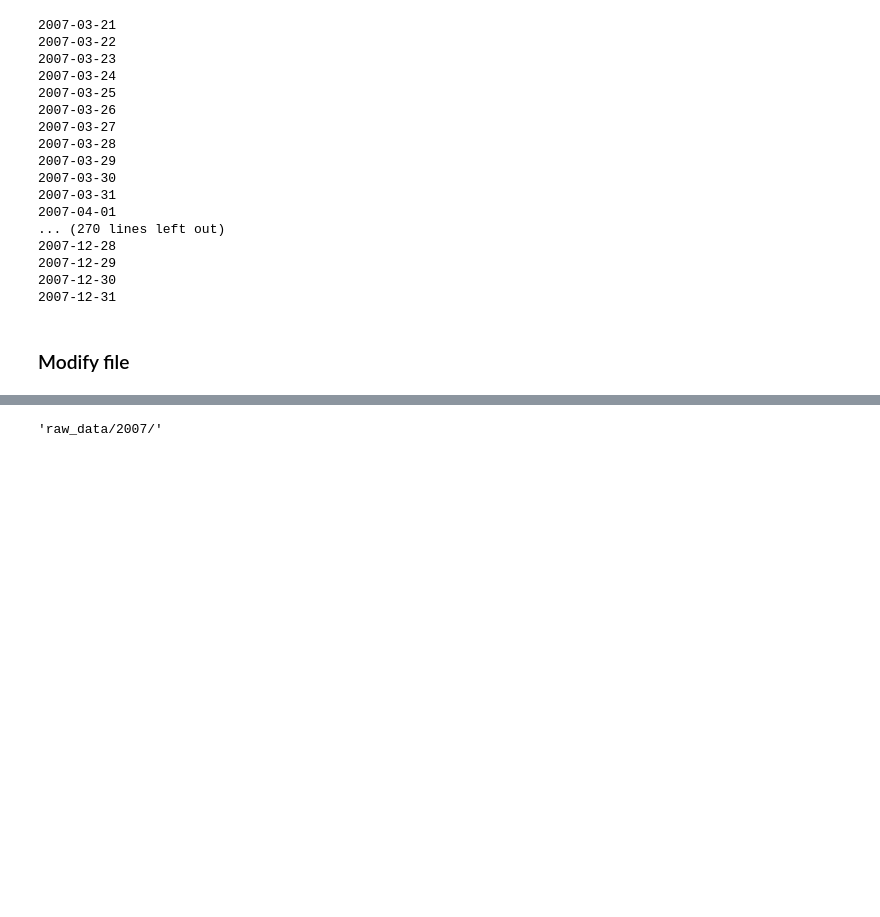
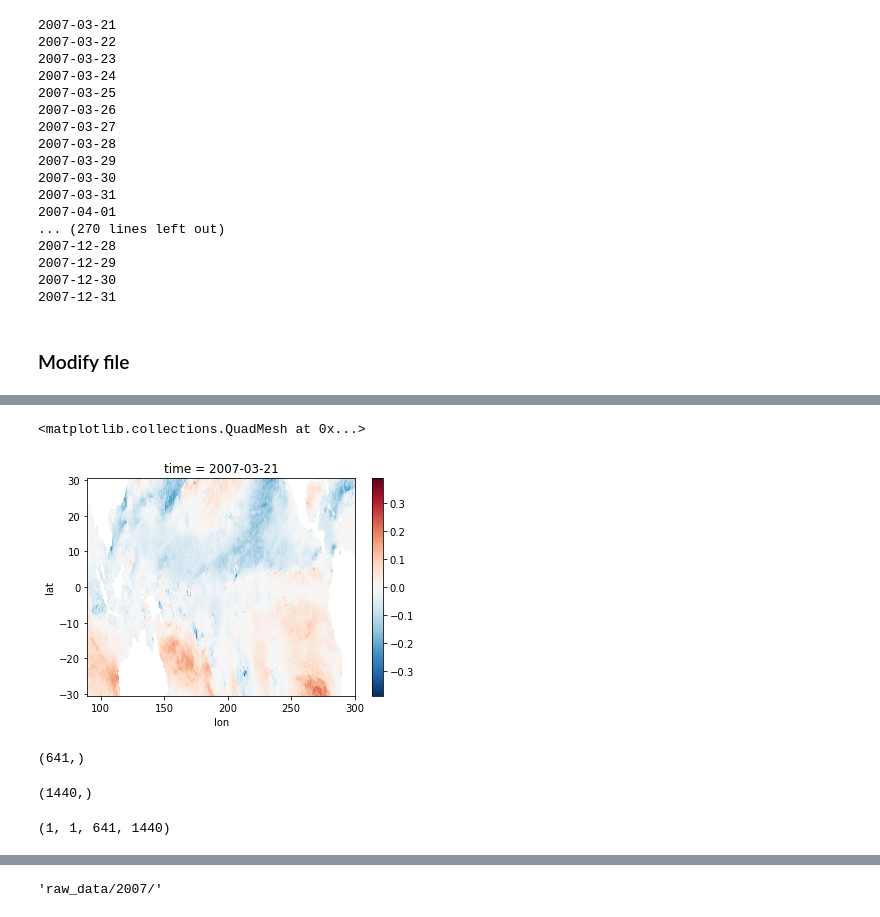
Before and after one commit to midnightsun10/Modelo-Multimodal-de-Ondas-, a Jupyter notebook: raw_data/Prueba_raw_data.ipynb, the cells around one changed output, grey strips where cells are left out. Cells and saved outputs as stored; diff of their text form; code cells hidden in the pictures; blank space fills up the shorter version.

```diff
--- a/raw_data/Prueba_raw_data.ipynb
+++ b/raw_data/Prueba_raw_data.ipynb
@@ -89,0 +158,7 @@ from utils import check_dir
+# %%
+TAUX = getattr(NC,"surface_downward_eastward_stress")
+# %%
+TAUY = getattr(NC,"surface_downward_northward_stress")
+# %%
+date    = pd.date_range(list_dates[0], periods=1, freq="D")
+lon_old = np.roll(TAUX.longitude.values, int(TAUX.shape[-1]/2))
@@ -89,0 +169,4 @@ from utils import check_dir
+# %%
+TAUY_32 = create_xarray( np.roll(TAUY.values.reshape(1,TAUX.latitude.shape[0], lon_old.shape[0]), int(TAUX.shape[-1]/2), axis=-1) ,
+                         date, TAUX.latitude.values, np.where( lon_old < 0, lon_old + 360, lon_old),
+                         "time", "lat", "lon").sel(lat=slice(-30.5, 30.5), lon=slice(89.5, 300.5))
@@ -89,0 +187,17 @@ from utils import check_dir
+# %%
+TAUY_32.plot()
+# %% [output]
+<matplotlib.collections.QuadMesh at 0x...>
+[figure, added]
+# %%
+TAUX.latitude.values.shape
+# %% [output]
+(641,)
+# %%
+np.where( lon_old < 0, lon_old + 360, lon_old).shape
+# %% [output]
+(1440,)
+# %%
+TAUX.shape
+# %% [output]
+(1, 1, 641, 1440)
```
Also changed, not shown: parts of 32 cells of this notebook, 3 other files.
